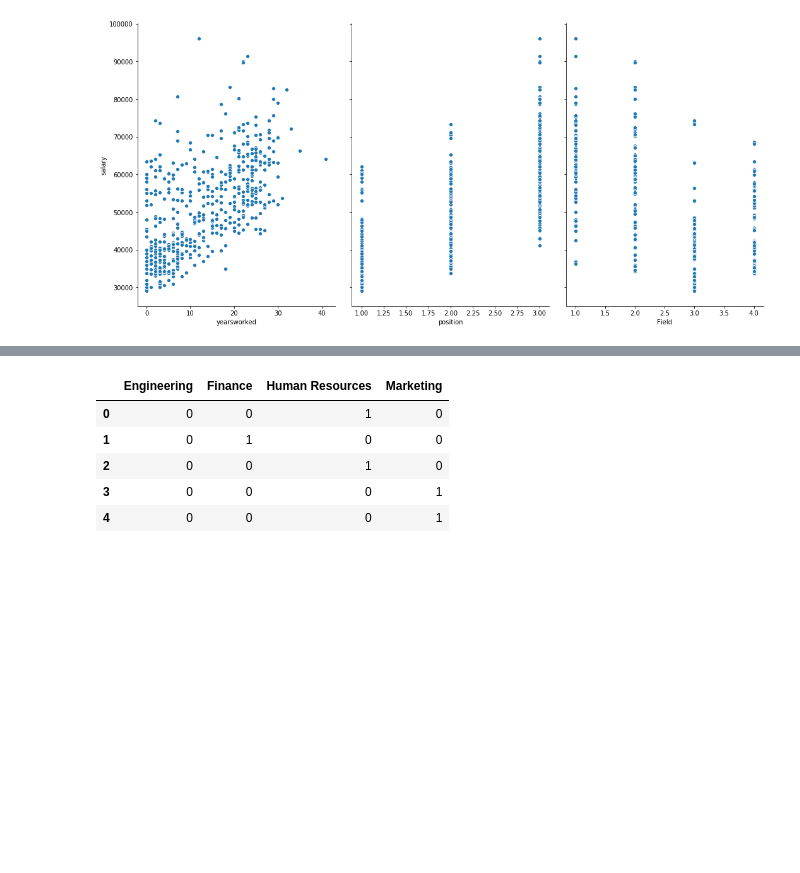
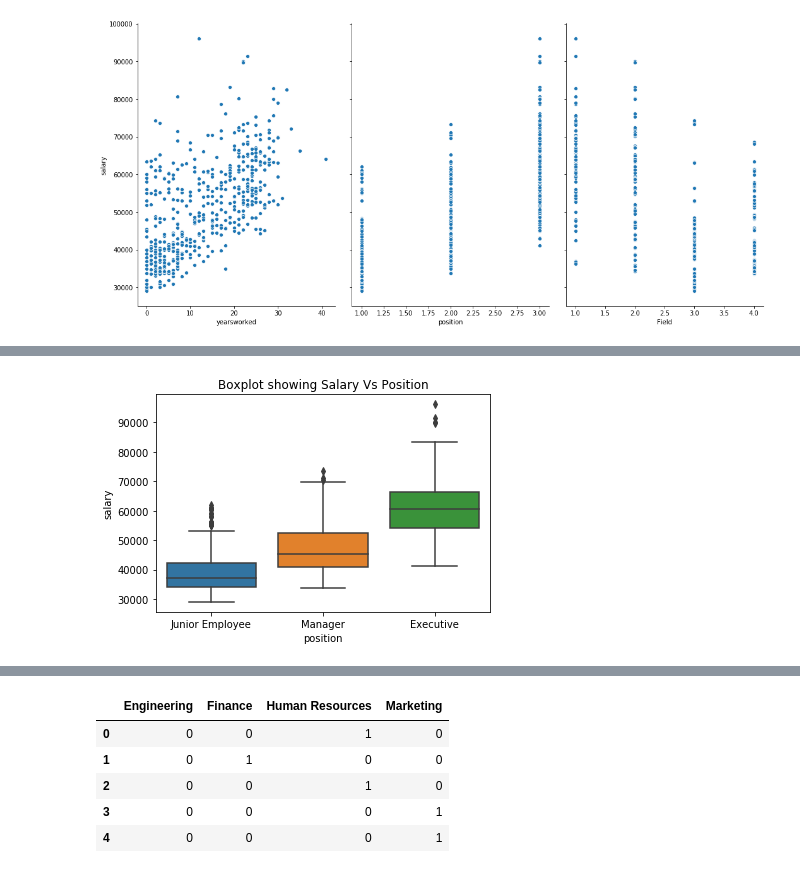
Before and after one commit to PhumlaniKubeka/MultivariateLinearRegression, a Jupyter notebook: MultiivariateLinearRegression.ipynb, the cells around one changed output, grey strips where cells are left out. Saved outputs shown, nothing was run; the diff lists cells and outputs as text; code cells hidden in the pictures; blank space fills up the shorter version.

```diff
--- a/MultiivariateLinearRegression.ipynb
+++ b/MultiivariateLinearRegression.ipynb
@@ -97,0 +106,7 @@ sns.boxplot(data = salary_data, x='position', y='salary')
+# %%
+positions = sns.boxplot(data = salary_data, x='position', y='salary')
+positions.set_xticklabels(['Junior Employee', 'Manager','Executive'])
+plt.title('Boxplot showing Salary Vs Position')
+plt.show()
+# %% [output]
+[figure, added]
```
Also changed, not shown: parts of 44 cells of this notebook, 1 other file.
